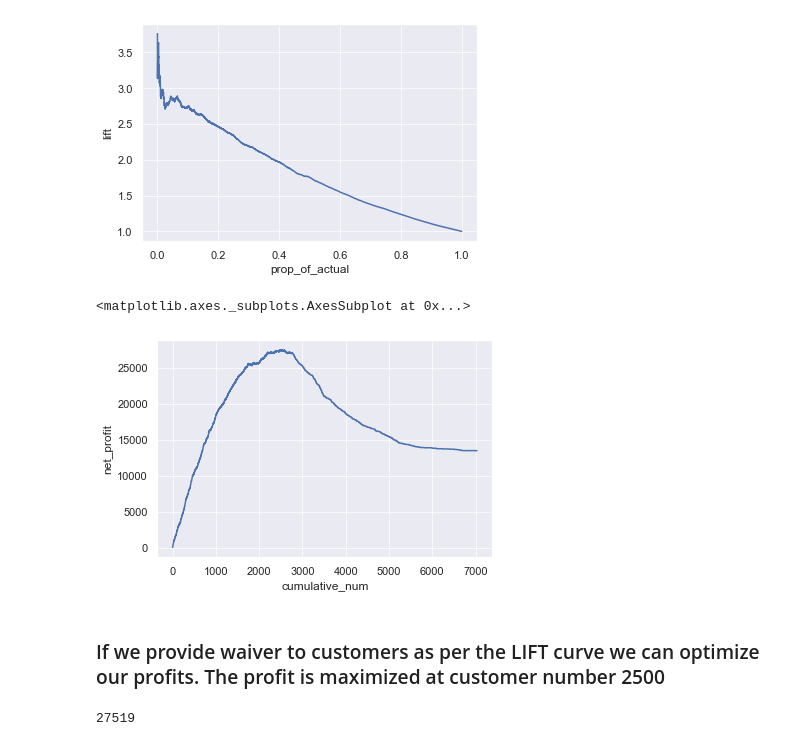
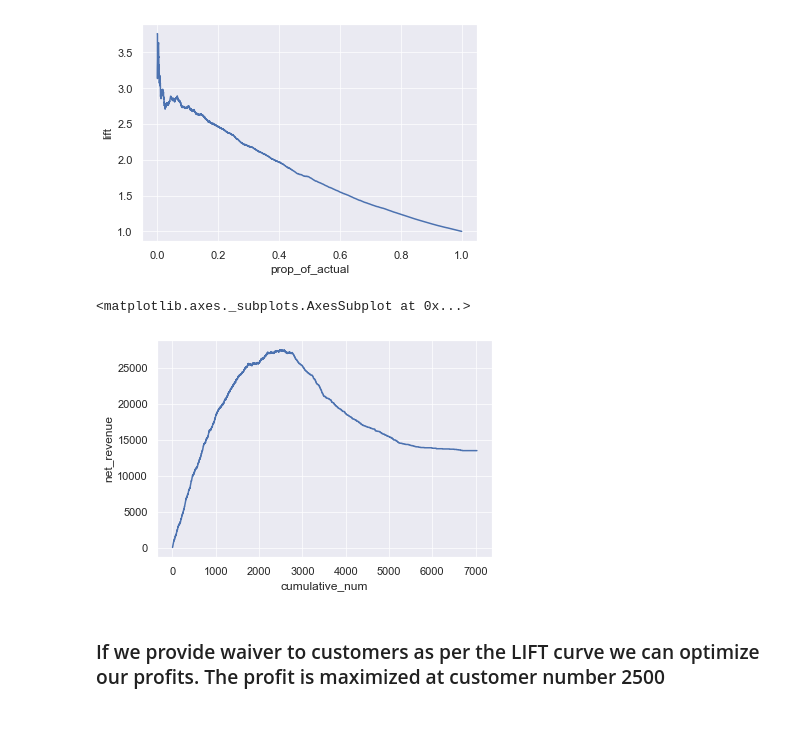
Before and after one commit to ravinder79/Telco_Churn, a Jupyter notebook: Telco_Churn_Final.ipynb, the cells around one changed output. Cells and saved outputs as stored; diff of their text form; code cells hidden in the pictures.

```diff
--- a/Telco_Churn_Final.ipynb
+++ b/Telco_Churn_Final.ipynb
@@ -912,4 +882,8 @@ sns.lineplot(x = 'cumulative_num', y = 'cum_churn_cases', data = final_csv)
+# %%
+#Create new column 'cumulatove number of customers' and cumulative churn cases
+lift_csv['cumulative_num'] = np.arange(len(lift_csv))+1
+lift_csv['cum_churn_cases'] = lift_csv['actual_churn'].cumsum()
 # %%
-final_csv['prop_of_actual'] = final_csv.cumulative_num/len(final_csv)
-final_csv['prop_of_churn'] = final_csv.cum_churn_cases/final_csv.actual_churn.sum()
-final_csv['lift'] = final_csv['prop_of_churn']/final_csv['prop_of_actual']
+lift_csv['prop_of_actual'] = lift_csv.cumulative_num/len(lift_csv)
+lift_csv['prop_of_churn'] = lift_csv.cum_churn_cases/lift_csv.actual_churn.sum()
+lift_csv['lift'] = lift_csv['prop_of_churn']/lift_csv['prop_of_actual']
@@ -935,6 +902,7 @@ sns.lineplot(x = 'prop_of_actual', y = 'lift', data = final_csv)
 <matplotlib.axes._subplots.AxesSubplot at 0x...>
 [figure]
 # %%
+# Function to assign net revenue to each row based on actual churn and churn prediction
 def rev(row):
     if row['actual_churn'] ==1 and  row['churn_prediction'] ==1:
         return 33
@@ -945,4 +913,4 @@ def rev(row):
     else:
         return 0
 
-final_csv['revenue'] =  final_csv.apply(rev, axis =1)
+lift_csv['revenue'] =  lift_csv.apply(rev, axis =1)
@@ -951,11 +917,11 @@ final_csv['net_profit'] = final_csv.revenue.cumsum()
-# %%
-sns.lineplot(x = 'cumulative_num', y = 'net_profit', data = final_csv)
-# %% [output]
-<matplotlib.axes._subplots.AxesSubplot at 0x...>
-[figure, removed]
+# %%
+# Calculate cumulative revenue for all customers combined
+lift_csv['net_revenue'] = lift_csv.revenue.cumsum()
+# %%
+#plot net revenue vs cumulative no of customers
+sns.lineplot(x = 'cumulative_num', y = 'net_revenue', data = lift_csv)
+# %% [output]
+<matplotlib.axes._subplots.AxesSubplot at 0x...>
+[figure, added]
 # %% [markdown]
 ### If we provide waiver to customers as per the LIFT curve we can optimize our profits. The profit is maximized at customer number 2500
-# %%
-final_csv.net_profit.max()
-# %% [output]
-27519
```
Also changed, not shown: parts of 20 cells of this notebook.
